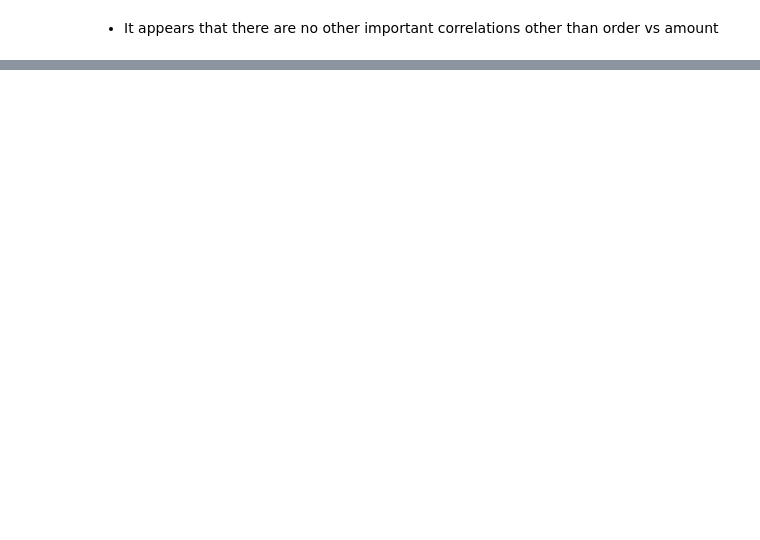
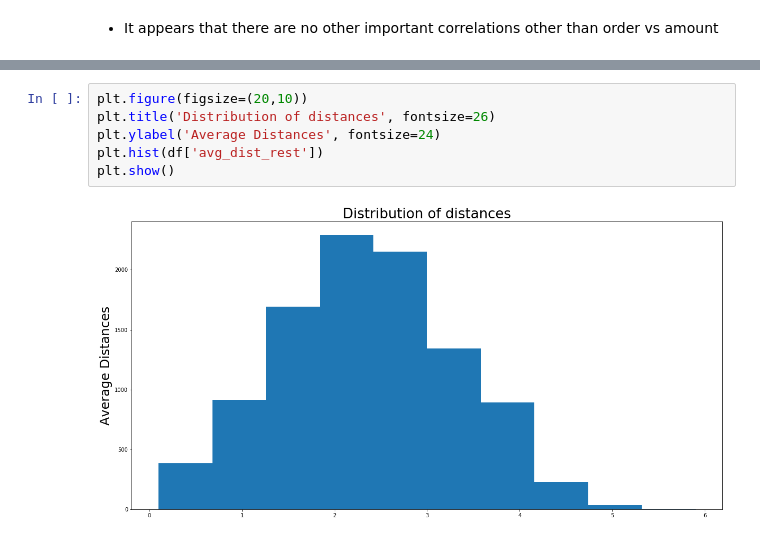
Before and after one commit to nsudhanva/swiggy, a Jupyter notebook: index.ipynb, the cells around one changed output, grey strips where cells are left out. Drawn from its saved outputs; the diff is of its cells as text; blank space fills up the shorter version.

```diff
--- a/index.ipynb
+++ b/index.ipynb
@@ -188,0 +200,8 @@ plt.show()
+# %%
+plt.figure(figsize=(20,10))
+plt.title('Distribution of distances', fontsize=26)
+plt.ylabel('Average Distances', fontsize=24)
+plt.hist(df['avg_dist_rest'])
+plt.show()
+# %% [output]
+[figure, added]
```
Also changed, not shown: parts of 29 cells of this notebook, 1 other file.
